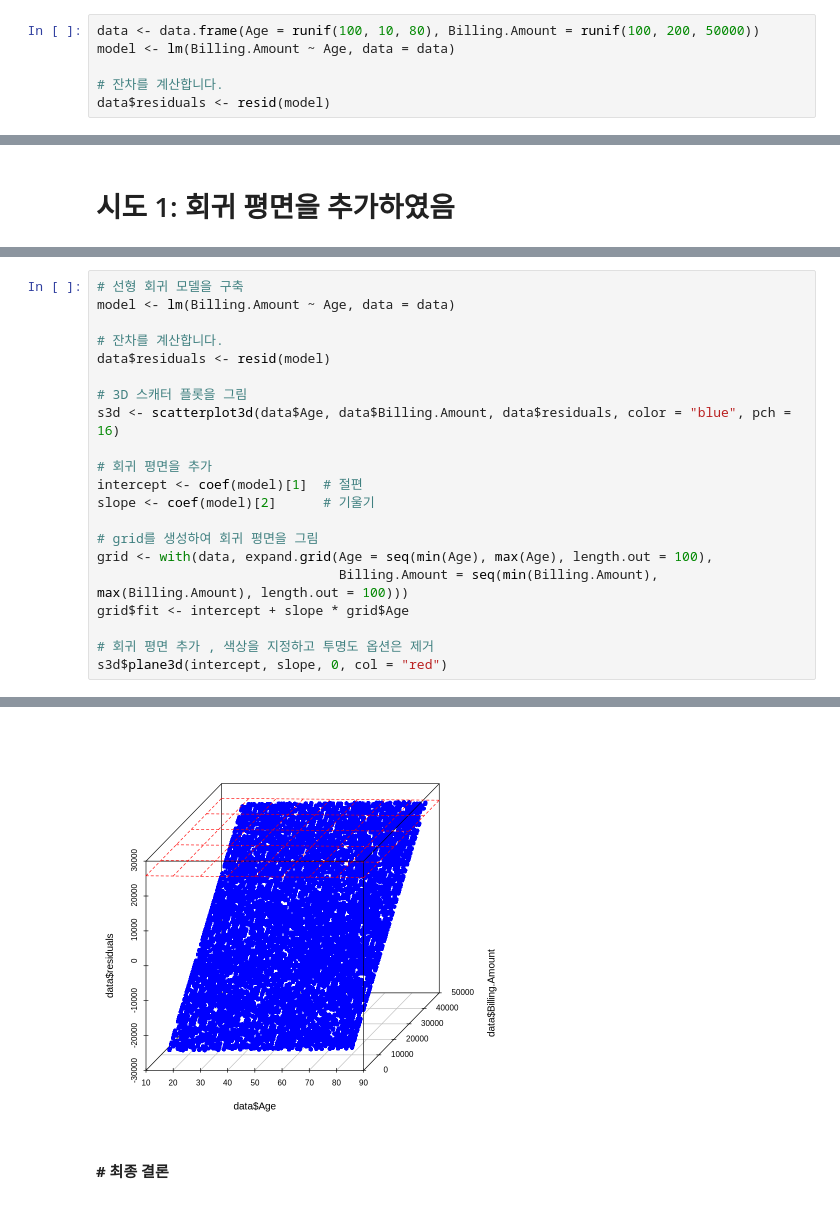
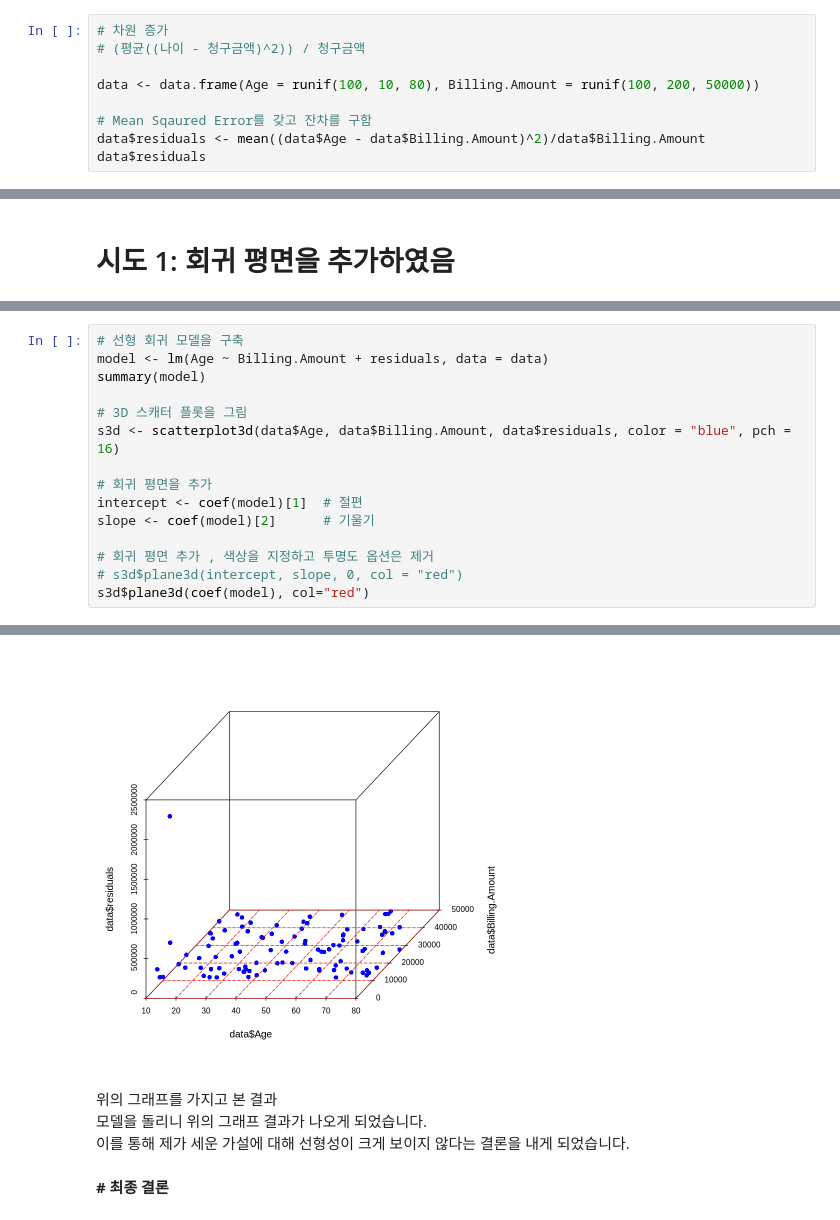
Before and after one commit to osohyun0224/BigData-Final-Project, a Jupyter notebook: MedicalData_Analyze.ipynb, the cells around one changed output, grey strips where cells are left out. Drawn from its saved outputs; the diff is of its cells as text.

```diff
--- a/MedicalData_Analyze.ipynb
+++ b/MedicalData_Analyze.ipynb
@@ -299,6 +306,9 @@ Installing package into ‘/usr/local/lib/R/site-library’
 # %%
+# 차원 증가
+# (평균((나이 - 청구금액)^2)) / 청구금액
+
 data <- data.frame(Age = runif(100, 10, 80), Billing.Amount = runif(100, 200, 50000))
-model <- lm(Billing.Amount ~ Age, data = data)
 
-# 잔차를 계산합니다.
-data$residuals <- resid(model)
+# Mean Sqaured Error를 갖고 잔차를 구함
+data$residuals <- mean((data$Age - data$Billing.Amount)^2)/data$Billing.Amount
+data$residuals
@@ -313,9 +363,7 @@ scatterplot3d(data$Age, data$Billing.Amount, data$residuals, color = "blue", pch
 # %%
 # 선형 회귀 모델을 구축
-model <- lm(Billing.Amount ~ Age, data = data)
-
-# 잔차를 계산합니다.
-data$residuals <- resid(model)
+model <- lm(Age ~ Billing.Amount + residuals, data = data)
+summary(model)
 
 # 3D 스캐터 플롯을 그림
 s3d <- scatterplot3d(data$Age, data$Billing.Amount, data$residuals, color = "blue", pch = 16)
@@ -324,11 +372,7 @@ s3d <- scatterplot3d(data$Age, data$Billing.Amount, data$residuals, color = "blu
 intercept <- coef(model)[1]  # 절편
 slope <- coef(model)[2]      # 기울기
 
-# grid를 생성하여 회귀 평면을 그림
-grid <- with(data, expand.grid(Age = seq(min(Age), max(Age), length.out = 100),
-                               Billing.Amount = seq(min(Billing.Amount), max(Billing.Amount), length.out = 100)))
-grid$fit <- intercept + slope * grid$Age
-
 # 회귀 평면 추가 , 색상을 지정하고 투명도 옵션은 제거
-s3d$plane3d(intercept, slope, 0, col = "red")
+# s3d$plane3d(intercept, slope, 0, col = "red")
+s3d$plane3d(coef(model), col="red")
 # %% [output]
@@ -335,4 +397,8 @@ s3d$plane3d(intercept, slope, 0, col = "red")
-[figure, old version]
+[figure, new version]
+# %% [markdown]
+위의 그래프를 가지고 본 결과 <br/>
+모델을 돌리니 위의 그래프 결과가 나오게 되었습니다.<br/>
+이를 통해 제가 세운 가설에 대해 선형성이 크게 보이지 않다는 결론을 내게 되었습니다.
 # %% [markdown]
 **# 최종 결론**
 # %% [markdown]
```
Also changed, not shown: parts of 8 cells of this notebook.
